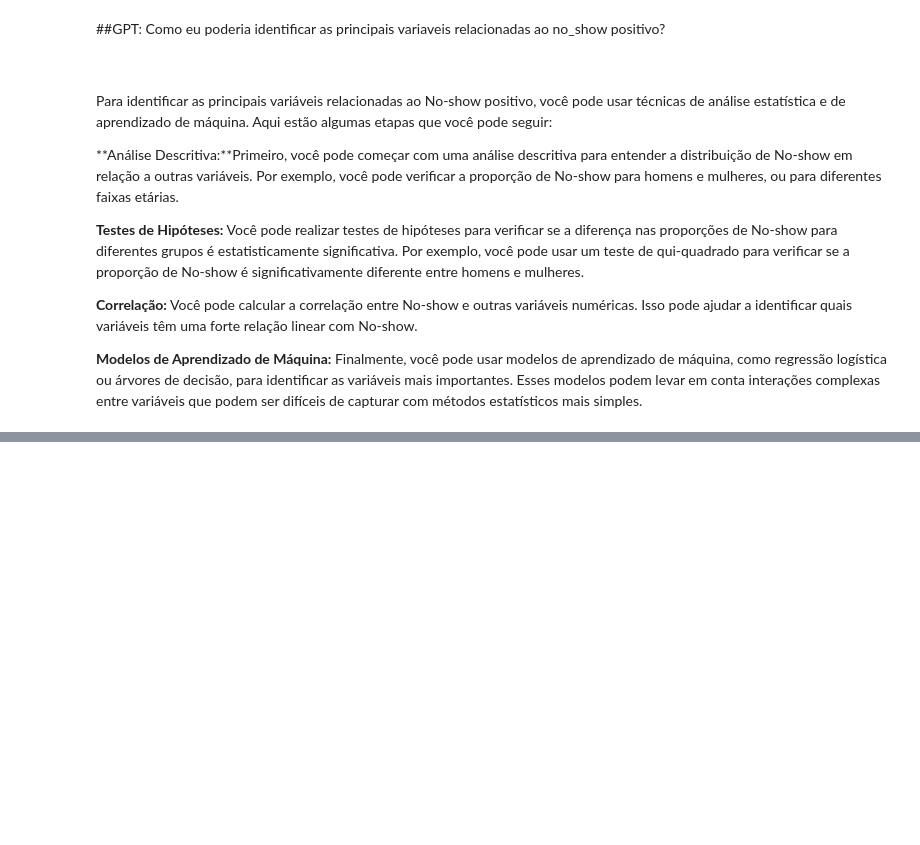
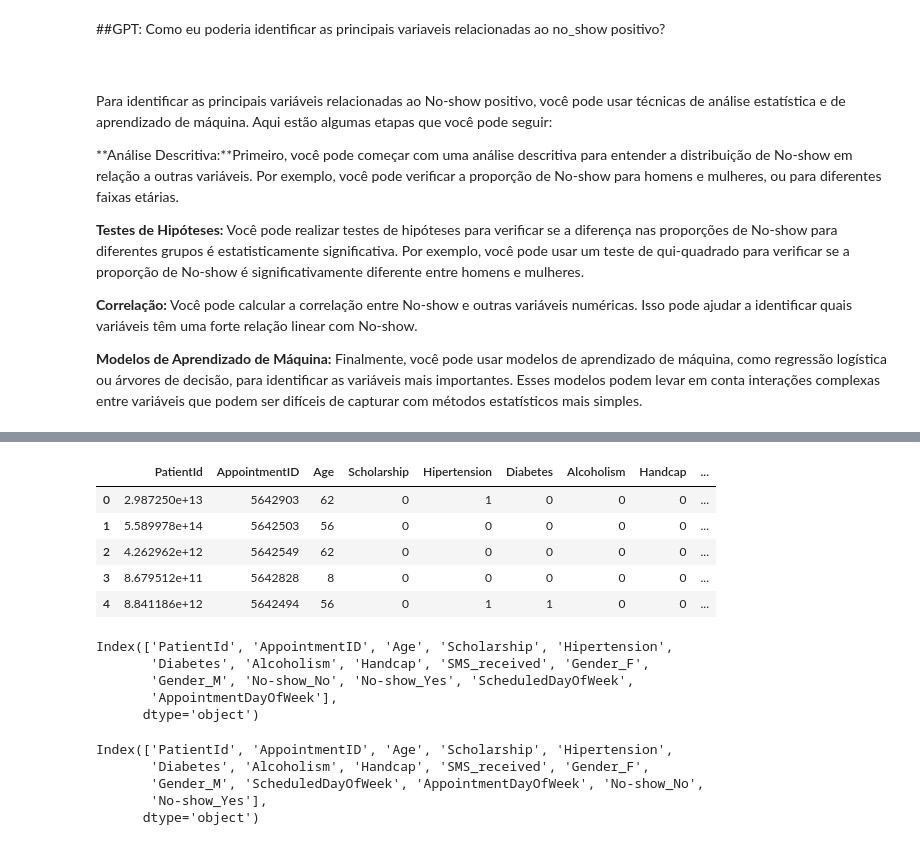
Before and after one commit to eddorileo/saudeDigital, a Jupyter notebook: src/notebook_noshow_part2.ipynb, the cells around one changed output, grey strips where cells are left out. Drawn from its saved outputs; the diff is of its cells as text; code cells hidden in the pictures; blank space fills up the shorter version.

```diff
--- a/src/notebook_noshow_part2.ipynb
+++ b/src/notebook_noshow_part2.ipynb
@@ -232,0 +328,8 @@ Para identificar as principais variáveis relacionadas ao No-show positivo, voc
+# %%
+# Convertendo as colunas 'ScheduledDay' e 'AppointmentDay' para datetime
+df2['ScheduledDay'] = pd.to_datetime(df['ScheduledDay'])
+df2['AppointmentDay'] = pd.to_datetime(df['AppointmentDay'])
+
+# Criando novas colunas para o dia da semana
+df3['ScheduledDayOfWeek'] = df2['ScheduledDay'].dt.day_name()
+df3['AppointmentDayOfWeek'] = df2['AppointmentDay'].dt.day_name()
@@ -232,0 +347,17 @@ Para identificar as principais variáveis relacionadas ao No-show positivo, voc
+# %%
+df3.head()
+# %% [output]
+|  | PatientId | AppointmentID | Age | Scholarship | Hipertension | Diabetes | Alcoholism | Handcap | ... |
+| 0 | 2.987250e+13 | 5642903 | 62 | 0 | 1 | 0 | 0 | 0 | ... |
+| 1 | 5.589978e+14 | 5642503 | 56 | 0 | 0 | 0 | 0 | 0 | ... |
+| 2 | 4.262962e+12 | 5642549 | 62 | 0 | 0 | 0 | 0 | 0 | ... |
+| 3 | 8.679512e+11 | 5642828 | 8 | 0 | 0 | 0 | 0 | 0 | ... |
+| 4 | 8.841186e+12 | 5642494 | 56 | 0 | 1 | 1 | 0 | 0 | ... |
+# %%
+df3.columns
+# %% [output]
+Index(['PatientId', 'AppointmentID', 'Age', 'Scholarship', 'Hipertension',
+       'Diabetes', 'Alcoholism', 'Handcap', 'SMS_received', 'Gender_F',
+       'Gender_M', 'No-show_No', 'No-show_Yes', 'ScheduledDayOfWeek',
+       'AppointmentDayOfWeek'],
+      dtype='object')
@@ -232,0 +377,8 @@ Para identificar as principais variáveis relacionadas ao No-show positivo, voc
+# %%
+df4.columns
+# %% [output]
+Index(['PatientId', 'AppointmentID', 'Age', 'Scholarship', 'Hipertension',
+       'Diabetes', 'Alcoholism', 'Handcap', 'SMS_received', 'Gender_F',
+       'Gender_M', 'ScheduledDayOfWeek', 'AppointmentDayOfWeek', 'No-show_No',
+       'No-show_Yes'],
+      dtype='object')
```
Also changed, not shown: parts of 17 cells of this notebook.
